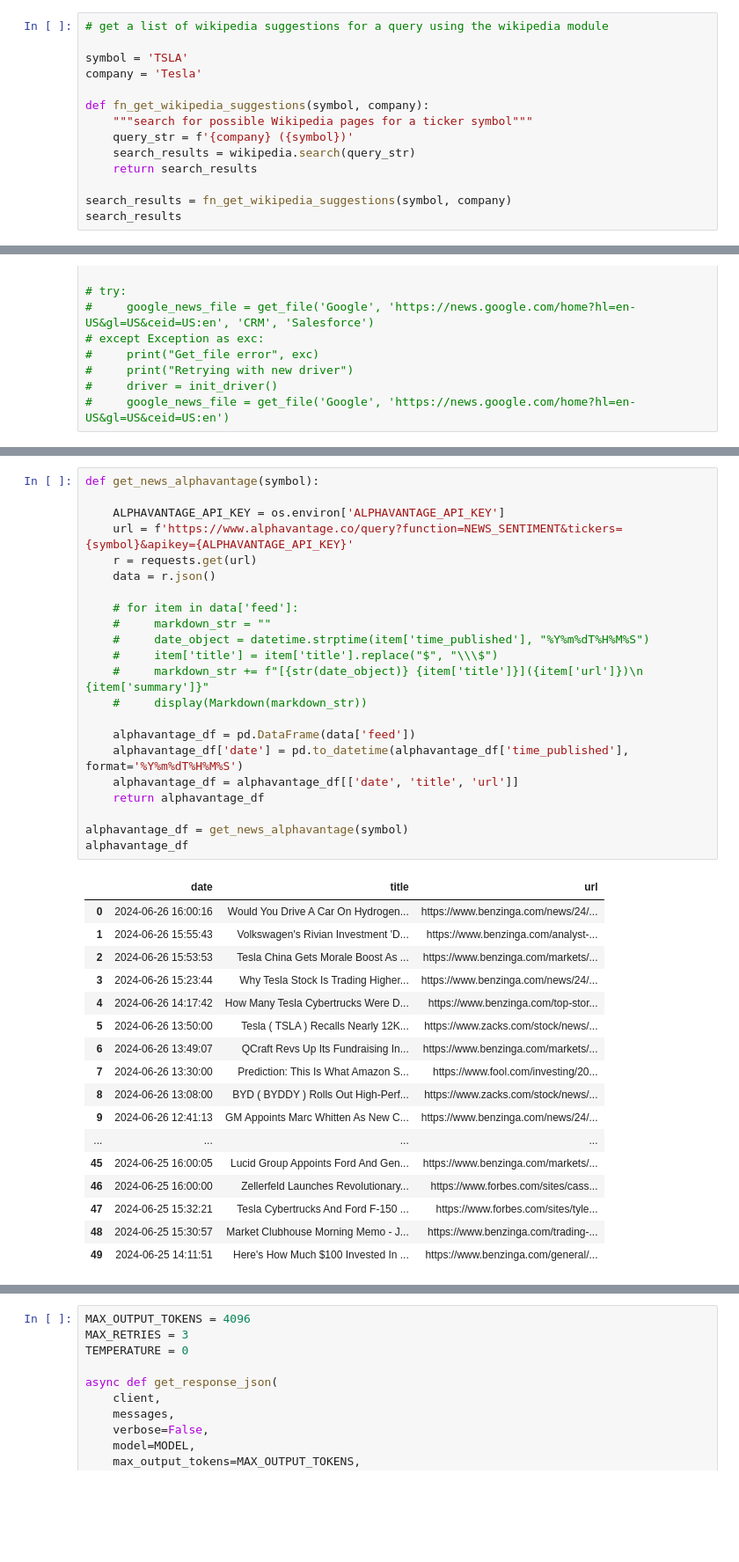
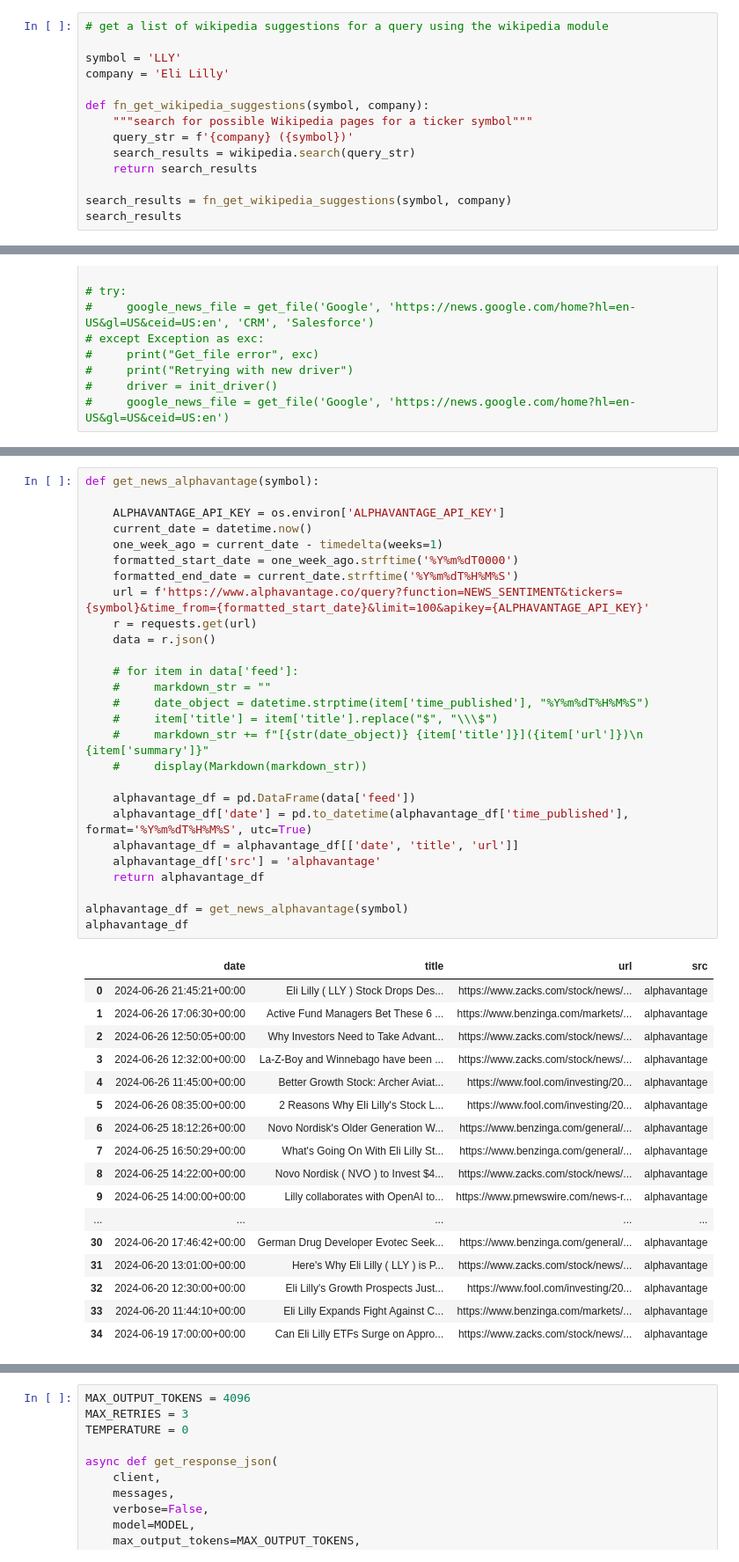
Before and after one commit to druce/langgraph, a Jupyter notebook: 2_langgraph_agent.ipynb, the cells around one changed output, grey strips where cells are left out. Shown at 88% size. Drawn from its saved outputs; the diff is of its cells as text; blank space fills up the shorter version.

Commit message:
add a bunch of news, filter headlines for company specificity with OpenAI

```diff
--- a/2_langgraph_agent.ipynb
+++ b/2_langgraph_agent.ipynb
@@ -376,8 +270,8 @@ delete_files(DOWNLOAD_DIR)
 # %%
 # get a list of wikipedia suggestions for a query using the wikipedia module
 
-symbol = 'TSLA'
-company = 'Tesla'
+symbol = 'LLY'
+company = 'Eli Lilly'
 
 def fn_get_wikipedia_suggestions(symbol, company):
     """search for possible Wikipedia pages for a ticker symbol"""
@@ -1738,43 +1217,48 @@ yfinance_news_df
 # %%
 def get_news_alphavantage(symbol):
 
     ALPHAVANTAGE_API_KEY = os.environ['ALPHAVANTAGE_API_KEY']
-    url = f'https://www.alphavantage.co/query?function=NEWS_SENTIMENT&tickers={symbol}&apikey={ALPHAVANTAGE_API_KEY}'
+    current_date = datetime.now()
+    one_week_ago = current_date - timedelta(weeks=1)
+    formatted_start_date = one_week_ago.strftime('%Y%m%dT0000')
+    formatted_end_date = current_date.strftime('%Y%m%dT%H%M%S')
+    url = f'https://www.alphavantage.co/query?function=NEWS_SENTIMENT&tickers={symbol}&time_from={formatted_start_date}&limit=100&apikey={ALPHAVANTAGE_API_KEY}'
     r = requests.get(url)
     data = r.json()
 
     # for item in data['feed']:
     #     markdown_str = ""
     #     date_object = datetime.strptime(item['time_published'], "%Y%m%dT%H%M%S")
     #     item['title'] = item['title'].replace("$", "\\\$")
     #     markdown_str += f"[{str(date_object)} {item['title']}]({item['url']})\n {item['summary']}"
     #     display(Markdown(markdown_str))
 
     alphavantage_df = pd.DataFrame(data['feed'])
-    alphavantage_df['date'] = pd.to_datetime(alphavantage_df['time_published'], format='%Y%m%dT%H%M%S')
+    alphavantage_df['date'] = pd.to_datetime(alphavantage_df['time_published'], format='%Y%m%dT%H%M%S', utc=True)
     alphavantage_df = alphavantage_df[['date', 'title', 'url']]
+    alphavantage_df['src'] = 'alphavantage'
     return alphavantage_df
 
 alphavantage_df = get_news_alphavantage(symbol)
 alphavantage_df
 # %% [output]
-|  | date | title | url |
-| 0 | 2024-06-26 16:00:16 | Would You Drive A Car On Hydrogen... | https://www.benzinga.com/news/24/... |
-| 1 | 2024-06-26 15:55:43 | Volkswagen's Rivian Investment 'D... | https://www.benzinga.com/analyst-... |
-| 2 | 2024-06-26 15:53:53 | Tesla China Gets Morale Boost As ... | https://www.benzinga.com/markets/... |
-| 3 | 2024-06-26 15:23:44 | Why Tesla Stock Is Trading Higher... | https://www.benzinga.com/news/24/... |
-| 4 | 2024-06-26 14:17:42 | How Many Tesla Cybertrucks Were D... | https://www.benzinga.com/top-stor... |
-| 5 | 2024-06-26 13:50:00 | Tesla ( TSLA ) Recalls Nearly 12K... | https://www.zacks.com/stock/news/... |
-| 6 | 2024-06-26 13:49:07 | QCraft Revs Up Its Fundraising In... | https://www.benzinga.com/markets/... |
-| 7 | 2024-06-26 13:30:00 | Prediction: This Is What Amazon S... | https://www.fool.com/investing/20... |
-| 8 | 2024-06-26 13:08:00 | BYD ( BYDDY ) Rolls Out High-Perf... | https://www.zacks.com/stock/news/... |
-| 9 | 2024-06-26 12:41:13 | GM Appoints Marc Whitten As New C... | https://www.benzinga.com/news/24/... |
-| ... | ... | ... | ... |
-| 45 | 2024-06-25 16:00:05 | Lucid Group Appoints Ford And Gen... | https://www.benzinga.com/markets/... |
-| 46 | 2024-06-25 16:00:00 | Zellerfeld Launches Revolutionary... | https://www.forbes.com/sites/cass... |
-| 47 | 2024-06-25 15:32:21 | Tesla Cybertrucks And Ford F-150 ... | https://www.forbes.com/sites/tyle... |
-| 48 | 2024-06-25 15:30:57 | Market Clubhouse Morning Memo - J... | https://www.benzinga.com/trading-... |
-| 49 | 2024-06-25 14:11:51 | Here's How Much $100 Invested In ... | https://www.benzinga.com/general/... |
+|  | date | title | url | src |
+| 0 | 2024-06-26 21:45:21+00:00 | Eli Lilly ( LLY ) Stock Drops Des... | https://www.zacks.com/stock/news/... | alphavantage |
+| 1 | 2024-06-26 17:06:30+00:00 | Active Fund Managers Bet These 6 ... | https://www.benzinga.com/markets/... | alphavantage |
+| 2 | 2024-06-26 12:50:05+00:00 | Why Investors Need to Take Advant... | https://www.zacks.com/stock/news/... | alphavantage |
+| 3 | 2024-06-26 12:32:00+00:00 | La-Z-Boy and Winnebago have been ... | https://www.zacks.com/stock/news/... | alphavantage |
+| 4 | 2024-06-26 11:45:00+00:00 | Better Growth Stock: Archer Aviat... | https://www.fool.com/investing/20... | alphavantage |
+| 5 | 2024-06-26 08:35:00+00:00 | 2 Reasons Why Eli Lilly's Stock L... | https://www.fool.com/investing/20... | alphavantage |
+| 6 | 2024-06-25 18:12:26+00:00 | Novo Nordisk's Older Generation W... | https://www.benzinga.com/general/... | alphavantage |
+| 7 | 2024-06-25 16:50:29+00:00 | What's Going On With Eli Lilly St... | https://www.benzinga.com/general/... | alphavantage |
+| 8 | 2024-06-25 14:22:00+00:00 | Novo Nordisk ( NVO ) to Invest $4... | https://www.zacks.com/stock/news/... | alphavantage |
+| 9 | 2024-06-25 14:00:00+00:00 | Lilly collaborates with OpenAI to... | https://www.prnewswire.com/news-r... | alphavantage |
+| ... | ... | ... | ... | ... |
+| 30 | 2024-06-20 17:46:42+00:00 | German Drug Developer Evotec Seek... | https://www.benzinga.com/general/... | alphavantage |
+| 31 | 2024-06-20 13:01:00+00:00 | Here's Why Eli Lilly ( LLY ) is P... | https://www.zacks.com/stock/news/... | alphavantage |
+| 32 | 2024-06-20 12:30:00+00:00 | Eli Lilly's Growth Prospects Just... | https://www.fool.com/investing/20... | alphavantage |
+| 33 | 2024-06-20 11:44:10+00:00 | Eli Lilly Expands Fight Against C... | https://www.benzinga.com/markets/... | alphavantage |
+| 34 | 2024-06-19 17:00:00+00:00 | Can Eli Lilly ETFs Surge on Appro... | https://www.zacks.com/stock/news/... | alphavantage |
 # %%
 def get_news_newsapi(symbol):
 
```
Also changed, not shown: parts of 68 cells of this notebook.
